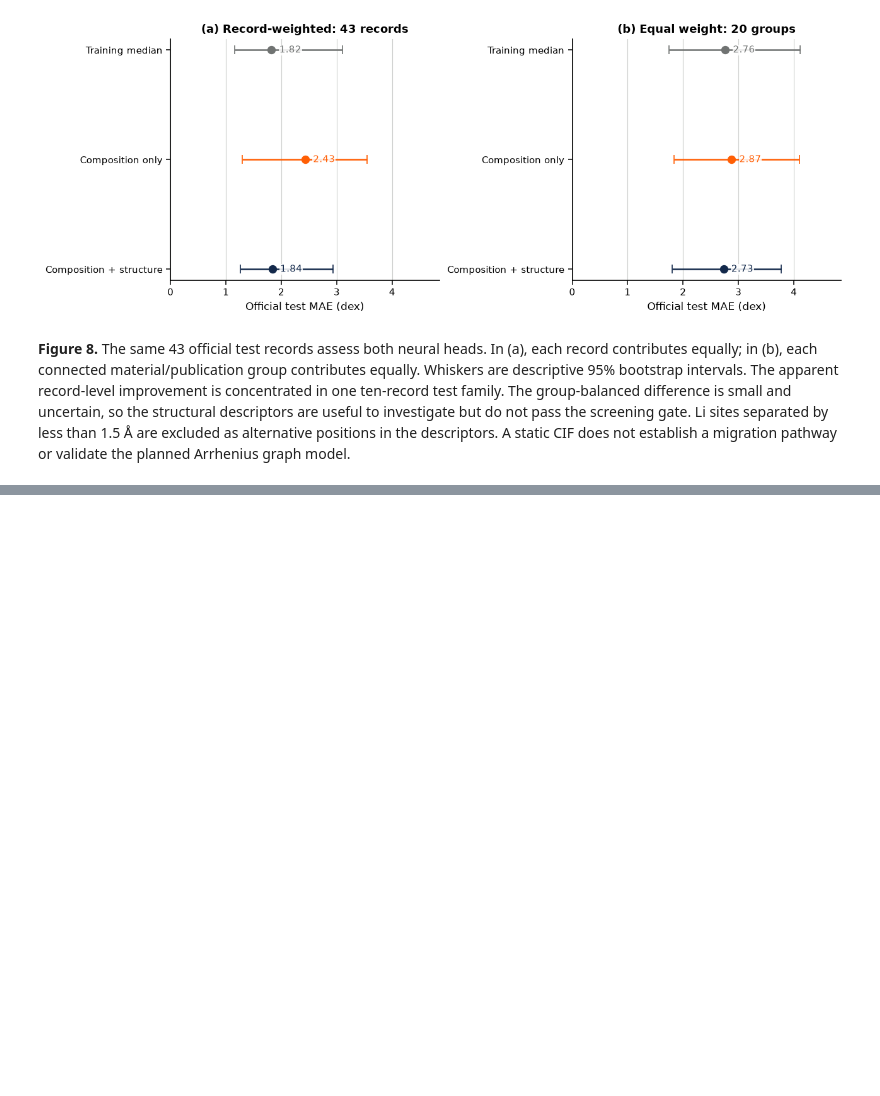
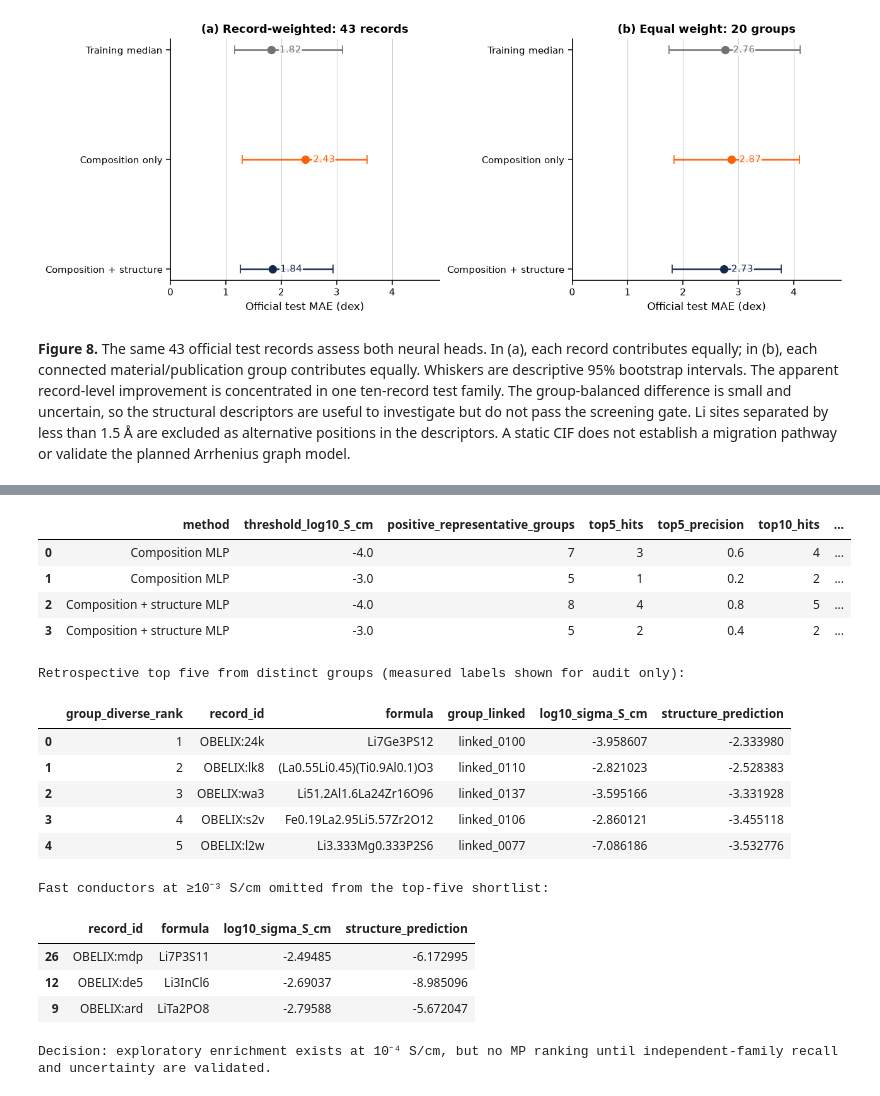
Before and after one commit to ZJYang-96485/Physics-Informed-Neural-Network-and-Multiscale-Simulations-for-Lithium-Ion-Conductors, a Jupyter notebook: battery_materials_project.ipynb, the cells around one changed output, grey strips where cells are left out. Saved outputs shown, nothing was run; the diff lists cells and outputs as text; code cells hidden in the pictures; blank space fills up the shorter version.

Commit message:
Audit group-diverse high-conductivity selection

```diff
--- a/battery_materials_project.ipynb
+++ b/battery_materials_project.ipynb
@@ -3128,0 +3135,67 @@ Saved figure: /Users/zhy/Downloads/battery_ml_starter/figures/figure_08_occupanc
+# %%
+from scipy.stats import hypergeom
+from sklearn.metrics import average_precision_score, roc_auc_score
+
+SELECTION_AUDIT_PATH=ROOT/"data/processed/obelix_retrospective_selection_audit.csv"
+selection_rows=[]
+selection_rankings={}
+for method,score_column in [("Composition MLP","composition_prediction"),
+                            ("Composition + structure MLP","structure_prediction")]:
+    # The selected material is the highest-scored record in each connected family.
+    ranked=(descriptor_predictions.sort_values(score_column,ascending=False)
+            .drop_duplicates("group_linked").reset_index(drop=True).copy())
+    ranked["selection_method"]=method
+    ranked["group_diverse_rank"]=np.arange(1,len(ranked)+1)
+    ranked["selection_score_log10_S_cm"]=ranked[score_column]
+    selection_rankings[method]=ranked
+    for threshold in [-4.0,-3.0]:
+        high=ranked[MODEL_TARGET].ge(threshold).to_numpy()
+        hits5=int(high[:5].sum())
+        selection_rows.append({
+            "method":method,"threshold_log10_S_cm":threshold,
+            "test_groups":len(ranked),"positive_representative_groups":int(high.sum()),
+            "top5_hits":hits5,"top5_precision":hits5/5,
+            "top10_hits":int(high[:10].sum()),
+            "average_precision":average_precision_score(high,ranked[score_column]),
+            "AUROC":roc_auc_score(high,ranked[score_column]),
+            "random_top5_P_at_least_observed":hypergeom.sf(
+                hits5-1,len(ranked),int(high.sum()),5),
+        })
+selection_audit=pd.DataFrame(selection_rows)
+selection_audit.to_csv(SELECTION_AUDIT_PATH,index=False)
+display(selection_audit[["method","threshold_log10_S_cm",
+    "positive_representative_groups","top5_hits","top5_precision",
+    "top10_hits","random_top5_P_at_least_observed"]])
+
+structure_shortlist=selection_rankings["Composition + structure MLP"].head(5)
+print("Retrospective top five from distinct groups (measured labels shown for audit only):")
+display(structure_shortlist[["group_diverse_rank","record_id","formula",
+    "group_linked",MODEL_TARGET,"structure_prediction"]])
+missed_fast=descriptor_predictions.loc[
+    descriptor_predictions[MODEL_TARGET].ge(-3.0)
+    & ~descriptor_predictions.record_id.isin(structure_shortlist.record_id)
+].sort_values(MODEL_TARGET,ascending=False)
+print("Fast conductors at ≥10⁻³ S/cm omitted from the top-five shortlist:")
+display(missed_fast[["record_id","formula",MODEL_TARGET,
+    "structure_prediction"]])
+print("Decision: exploratory enrichment exists at 10⁻⁴ S/cm, but no MP ranking "
+      "until independent-family recall and uncertainty are validated.")
+# %% [output]
+|  | method | threshold_log10_S_cm | positive_representative_groups | top5_hits | top5_precision | top10_hits | ... |
+| 0 | Composition MLP | -4.0 | 7 | 3 | 0.6 | 4 | ... |
+| 1 | Composition MLP | -3.0 | 5 | 1 | 0.2 | 2 | ... |
+| 2 | Composition + structure MLP | -4.0 | 8 | 4 | 0.8 | 5 | ... |
+| 3 | Composition + structure MLP | -3.0 | 5 | 2 | 0.4 | 2 | ... |
+Retrospective top five from distinct groups (measured labels shown for audit only):
+|  | group_diverse_rank | record_id | formula | group_linked | log10_sigma_S_cm | structure_prediction |
+| 0 | 1 | OBELIX:24k | Li7Ge3PS12 | linked_0100 | -3.958607 | -2.333980 |
+| 1 | 2 | OBELIX:lk8 | (La0.55Li0.45)(Ti0.9Al0.1)O3 | linked_0110 | -2.821023 | -2.528383 |
+| 2 | 3 | OBELIX:wa3 | Li51.2Al1.6La24Zr16O96 | linked_0137 | -3.595166 | -3.331928 |
+| 3 | 4 | OBELIX:s2v | Fe0.19La2.95Li5.57Zr2O12 | linked_0106 | -2.860121 | -3.455118 |
+| 4 | 5 | OBELIX:l2w | Li3.333Mg0.333P2S6 | linked_0077 | -7.086186 | -3.532776 |
+Fast conductors at ≥10⁻³ S/cm omitted from the top-five shortlist:
+|  | record_id | formula | log10_sigma_S_cm | structure_prediction |
+| 26 | OBELIX:mdp | Li7P3S11 | -2.49485 | -6.172995 |
+| 12 | OBELIX:de5 | Li3InCl6 | -2.69037 | -8.985096 |
+| 9 | OBELIX:ard | LiTa2PO8 | -2.79588 | -5.672047 |
+Decision: exploratory enrichment exists at 10⁻⁴ S/cm, but no MP ranking until independent-family recall and uncertainty are validated.
```
Also changed, not shown: parts of 2 cells of this notebook, 2 other files.
